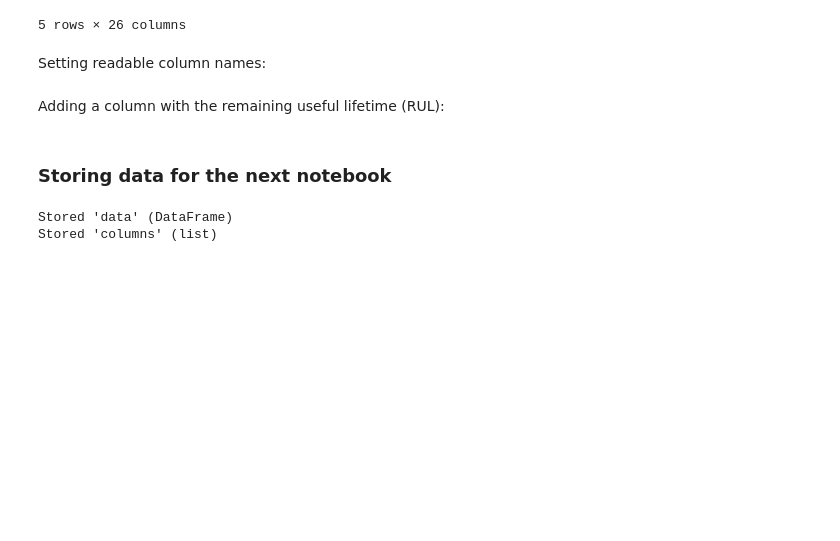
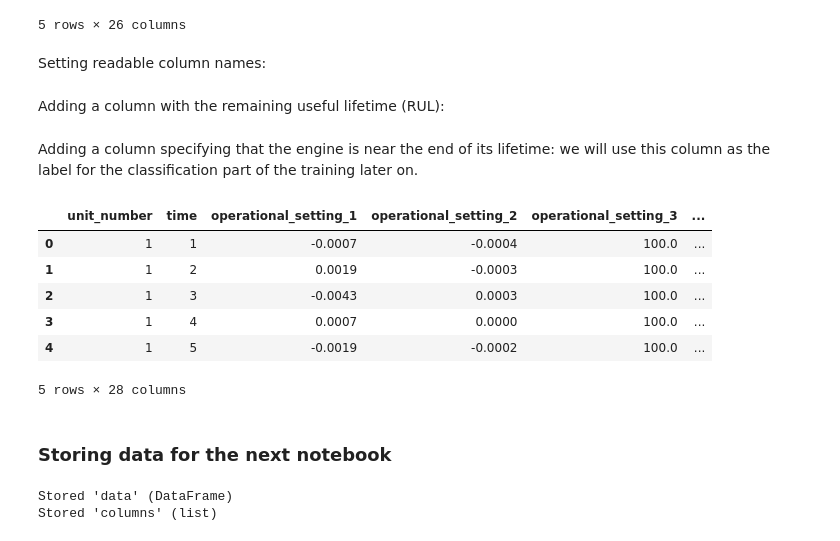
Before and after one commit to michaelhoarau/sagemaker-predictive-maintenance, a Jupyter notebook: nasa-turbofan-rul/notebooks/1 - Data preparation.ipynb, the cells around one changed output. Cells and saved outputs as stored; diff of their text form; code cells hidden in the pictures; blank space fills up the shorter version.

```diff
--- a/nasa-turbofan-rul/notebooks/1 - Data preparation.ipynb
+++ b/nasa-turbofan-rul/notebooks/1 - Data preparation.ipynb
@@ -131,6 +131,20 @@ for unit, rul in enumerate(grouped_data.count()['time']):
     current_df = data[data['unit_number'] == (unit+1)].copy()
     current_df['rul'] = rul - current_df['time']
     data[data['unit_number'] == (unit+1)] = current_df
+# %% [markdown]
+Adding a column specifying that the engine is near the end of its lifetime: we will use this column as the label for the classification part of the training later on.
+# %%
+low_cycle = 30
+data['label'] = data['rul'].apply(lambda x: 1 if x <= low_cycle else 0)
+data.head()
+# %% [output]
+|  | unit_number | time | operational_setting_1 | operational_setting_2 | operational_setting_3 | ... |
+| 0 | 1 | 1 | -0.0007 | -0.0004 | 100.0 | ... |
+| 1 | 1 | 2 | 0.0019 | -0.0003 | 100.0 | ... |
+| 2 | 1 | 3 | -0.0043 | 0.0003 | 100.0 | ... |
+| 3 | 1 | 4 | 0.0007 | 0.0000 | 100.0 | ... |
+| 4 | 1 | 5 | -0.0019 | -0.0002 | 100.0 | ... |
+5 rows × 28 columns
 # %% [markdown]
 ### Storing data for the next notebook
 # %%
```
Also changed, not shown: 6 other files.
